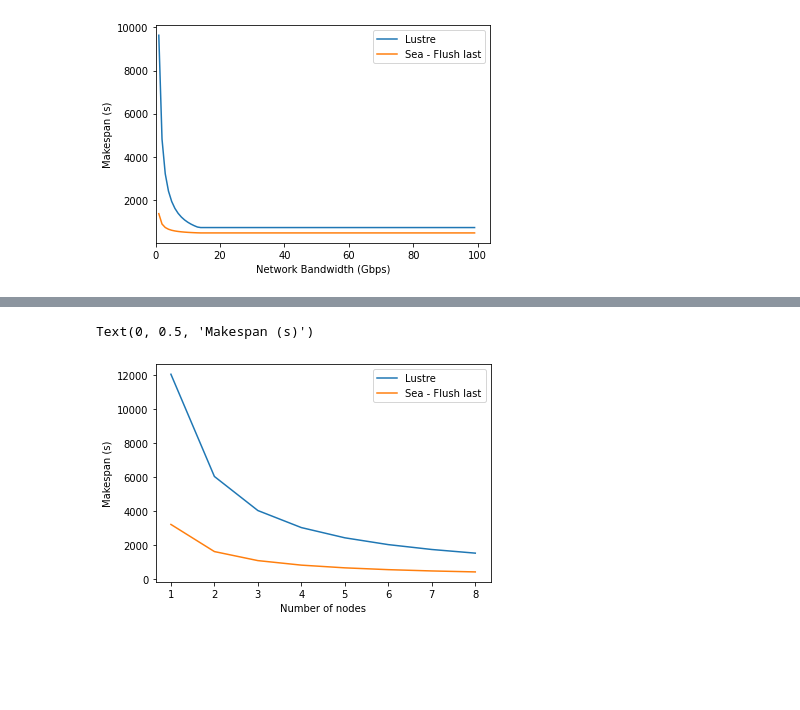
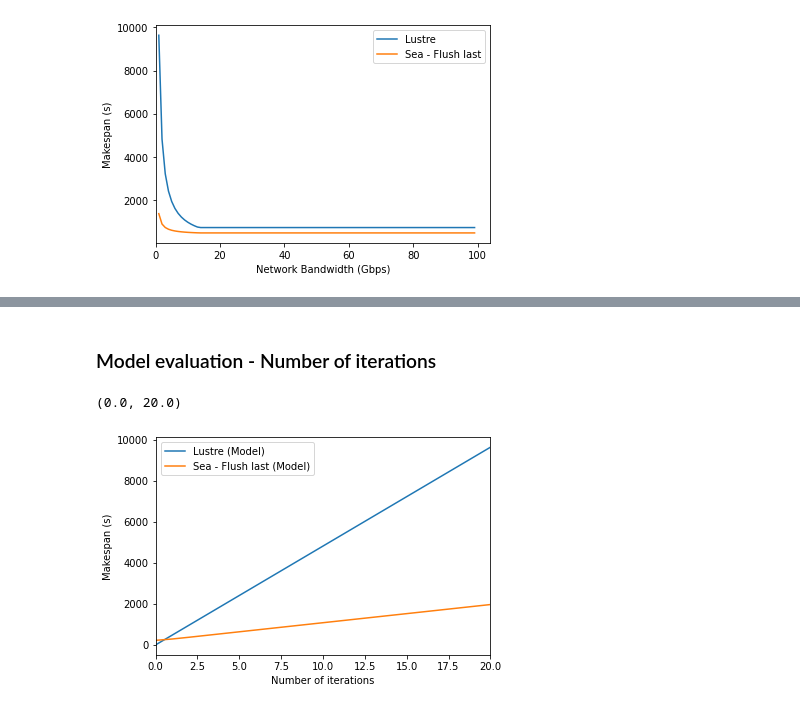
Before and after one commit to big-data-lab-team/Sea, a Jupyter notebook: experiments/incrementation/notebook/performance_model.ipynb, the cells around one changed output, grey strips where cells are left out. Saved outputs shown, nothing was run; the diff lists cells and outputs as text; code cells hidden in the pictures; blank space fills up the shorter version.

Commit message:
fixed some errors in the model/code cleanup and additional model evaluation

```diff
--- a/experiments/incrementation/notebook/performance_model.ipynb
+++ b/experiments/incrementation/notebook/performance_model.ipynb
@@ -155,3 +200,0 @@ Predicted Sea 'last' makespan:  468.8421003948165 Actual:  542.3694812828
-# %%
-lustre_mksp = lambda network_bw, n_nodes: lustre_read(n_written, network_bw, n_nodes) + lustre_write(n_written, network_bw, n_nodes)
-sea_mksp = lambda network_bw, n_nodes, n_disks: lustre_read(num_files, network_bw, n_nodes) + memory_read(n_nodes) + memory_write(n_nodes) + disk_read(n_nodes, n_disks) + disk_write(n_nodes, n_disks)
@@ -176,17 +276,25 @@ plt.xlim(0)
+# %% [markdown]
+### Model evaluation - Number of iterations
 # %%
-nodes = range(1,9)
-b = 4*128
-lustre = [lustre_mksp(b, n) for n in nodes]
-sea = [sea_mksp(b, n, n_disks) for n in nodes]
-
+import pandas as pd
 import seaborn as sns
 import matplotlib.pyplot as plt
 
-sns.lineplot(x=nodes, y=lustre, label="Lustre")
-sns.lineplot(x=nodes, y=sea, label="Sea - Flush last")
-plt.xlabel("Number of nodes")
+nodes = 5
+bw = 4*8
+d = 6
+n_iterations = range(0, 21)
+
+lustre = [lustre_mksp(num_files, i, b, nodes, file_size) for i in n_iterations]
+sea = [sea_mksp(num_files, i, b, nodes, file_size, n_threads, d) for i in n_iterations]
+
+
+sns.lineplot(x=n_iterations, y=lustre, label="Lustre (Model)")
+sns.lineplot(x=n_iterations, y=sea, label="Sea - Flush last (Model)")
+#sns.scatterplot(data=df, x="disks", y="runtime", label="Sea- Flush last (Real)", color="orange")
+plt.xlabel("Number of iterations")
 plt.ylabel("Makespan (s)")
-#plt.xlim(0,9)
+plt.xlim(0, 20)
 # %% [output]
-Text(0, 0.5, 'Makespan (s)')
+(0.0, 20.0)
-[figure, old version]
+[figure, new version]
```
Also changed, not shown: parts of 17 cells of this notebook.
